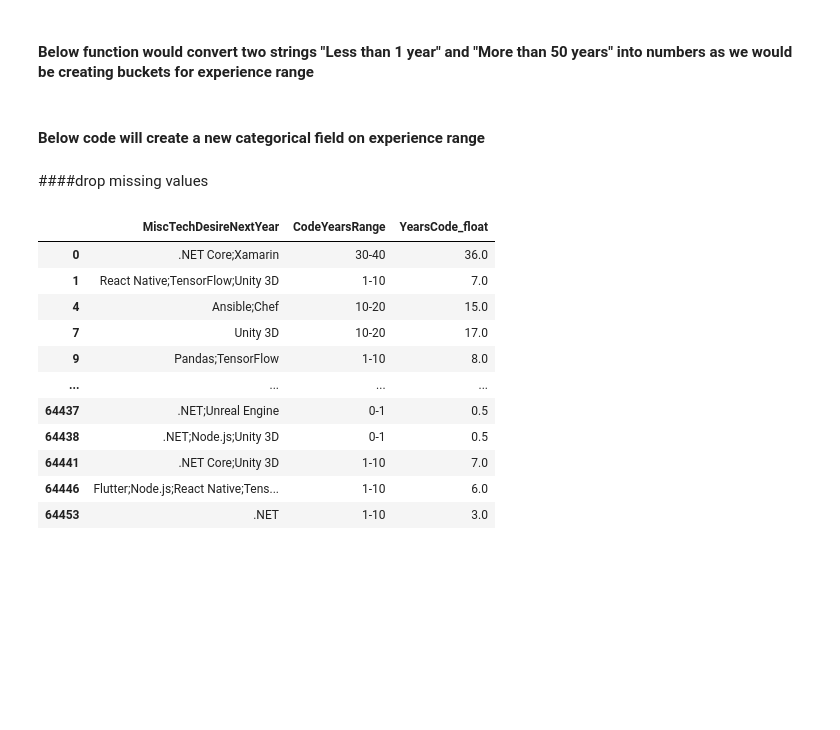
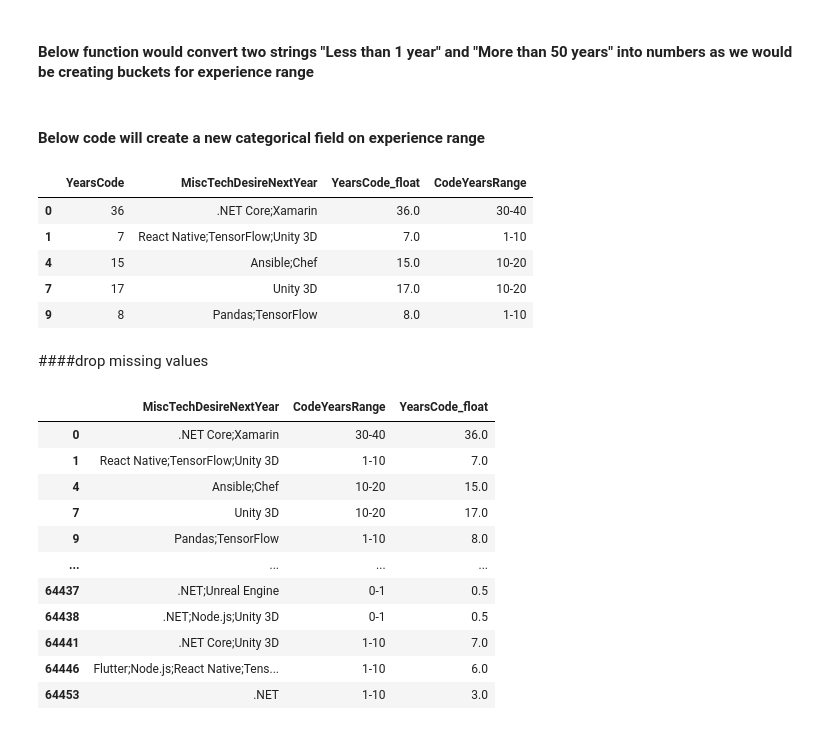
Before and after one commit to rajeevfromkrec/udacity_datascience, a Jupyter notebook: Udacity_data_science_project_1.ipynb, the cells around one changed output. Saved outputs shown, nothing was run; the diff lists cells and outputs as text; code cells hidden in the pictures; blank space fills up the shorter version.

```diff
--- a/Udacity_data_science_project_1.ipynb
+++ b/Udacity_data_science_project_1.ipynb
@@ -131,6 +225,9 @@ Name: YearsCode, dtype: int64
 #### Below function would convert two strings "Less than 1 year" and "More than 50 years" into numbers as we would be creating buckets for experience range
 # %%
 def map_year(x):
+
+  """  function would convert two strings "Less than 1 year" and "More than 50 years" into numbers
+  as we would be creating buckets for experience range """
   if x== "Less than 1 year":
      y=0.5
   elif x== "More than 50 years":
@@ -142,5 +239,5 @@ def map_year(x):
 
 #{"Less than 1 year":0.5,"More than 50 years": 50.5}
 
-df.YearsCode=df.YearsCode.map(map_year)
+df_desired_tech.YearsCode=df_desired_tech.YearsCode.map(map_year)
 # %%
@@ -153,0 +249,9 @@ df_desired_tech=df[['MiscTechDesireNextYear','CodeYearsRange','YearsCode_float']
+# %%
+df_desired_tech.head()
+# %% [output]
+|  | YearsCode | MiscTechDesireNextYear | YearsCode_float | CodeYearsRange |
+| 0 | 36 | .NET Core;Xamarin | 36.0 | 30-40 |
+| 1 | 7 | React Native;TensorFlow;Unity 3D | 7.0 | 1-10 |
+| 4 | 15 | Ansible;Chef | 15.0 | 10-20 |
+| 7 | 17 | Unity 3D | 17.0 | 10-20 |
+| 9 | 8 | Pandas;TensorFlow | 8.0 | 1-10 |
```
Also changed, not shown: parts of 47 cells of this notebook.
